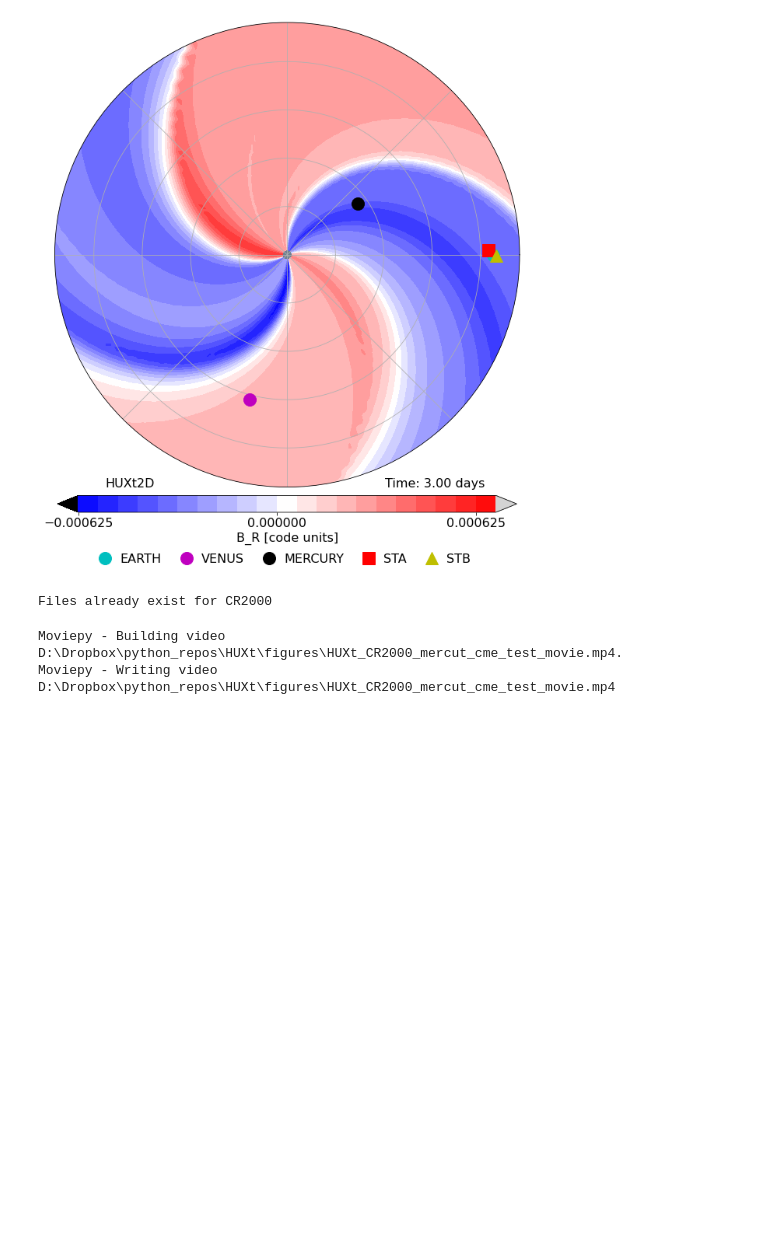
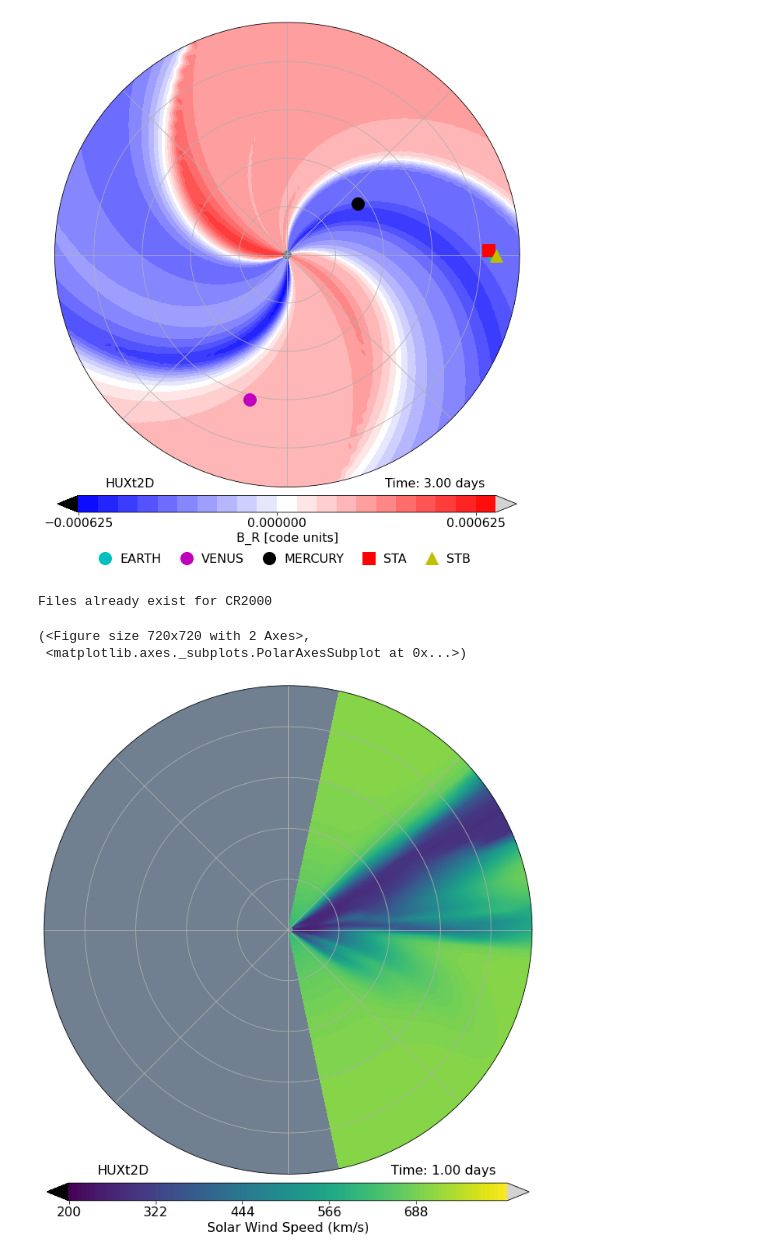
Before and after one commit to University-of-Reading-Space-Science/HUXt, a Jupyter notebook: code/HUXt_example.ipynb, the cells around one changed output. Cells and saved outputs as stored; diff of their text form; code cells hidden in the pictures; blank space fills up the shorter version.

Commit message:
Added map inwards functions for full maps
Added map inwards functions for full maps and demos to the jupyter notebook

```diff
--- a/code/HUXt_example.ipynb
+++ b/code/HUXt_example.ipynb
@@ -355,25 +355,40 @@ Files already exist for CR2054
 [figure]
 [figure]
 # %%
-#set up a meridional cut run
+#set up a meridional cut run. Use inputs mapped back from 30rS to 5rS
 
-#create a list of latitudes at which to run HUXt
 cr=2000
+rin=5*u.solRad
 vmap, vlats, vlongs, bmap, blats, blongs=H.Hin.get_MAS_maps(cr)
-model=H.Hlat.HUXt3d(cr_num=cr,v_map=vmap, v_map_lat=vlats, v_map_long=vlongs,
-                    br_map=bmap, br_map_lat=blats, br_map_long=blongs,
+
+#map the speed inwards
+vinnermap=H.Hin.map_vmap_inwards(v_map=vmap, v_map_lat=vlats, v_map_long=vlongs,
+                        r_outer=30*u.solRad, r_inner=rin)
+#map brinwards
+brinnermap=H.Hin.map_ptracer_map_inwards(v_map=vmap, v_map_lat=vlats, v_map_long=vlongs,
+                            ptracer_map=bmap, ptracer_map_lat=blats, ptracer_map_long=blongs,
+                            r_outer=30*u.solRad, r_inner=rin)
+
+#set up the model
+model=H.Hlat.HUXt3d(cr_num=cr,v_map=vinnermap, v_map_lat=vlats, v_map_long=vlongs,
+                    br_map=brinnermap, br_map_lat=blats, br_map_long=blongs,
                     latitude_max=90*u.deg, latitude_min=-90*u.deg, lon_out=0.0*u.deg,
-                    simtime=5*u.day)
+                    simtime=27*u.day, r_min=rin)
 
 cme = H.ConeCME(t_launch=0.5*u.day, longitude=0.0*u.deg, latitude=0.0*u.deg,
                 width=30*u.deg, v=1000*(u.km/u.s), thickness=5*u.solRad)
 
+#run the model
 cme_list=[]
 model.solve(cme_list)
 
+#plot and animate the output
 model.plot(time=1*u.day, field='ambient')
-model.animate('cme', tag='mercut_cme_test') # This takes about a few minutes.
+
+#animate the solution - takes a minute or two
+#model.animate('cme', tag='mercut_cme_test')
 # %% [output]
 Files already exist for CR2000
-Moviepy - Building video D:\Dropbox\python_repos\HUXt\figures\HUXt_CR2000_mercut_cme_test_movie.mp4.
-Moviepy - Writing video D:\Dropbox\python_repos\HUXt\figures\HUXt_CR2000_mercut_cme_test_movie.mp4
+(<Figure size 720x720 with 2 Axes>,
+ <matplotlib.axes._subplots.PolarAxesSubplot at 0x...>)
+[figure, added]
```
Also changed, not shown: 1 other file.
